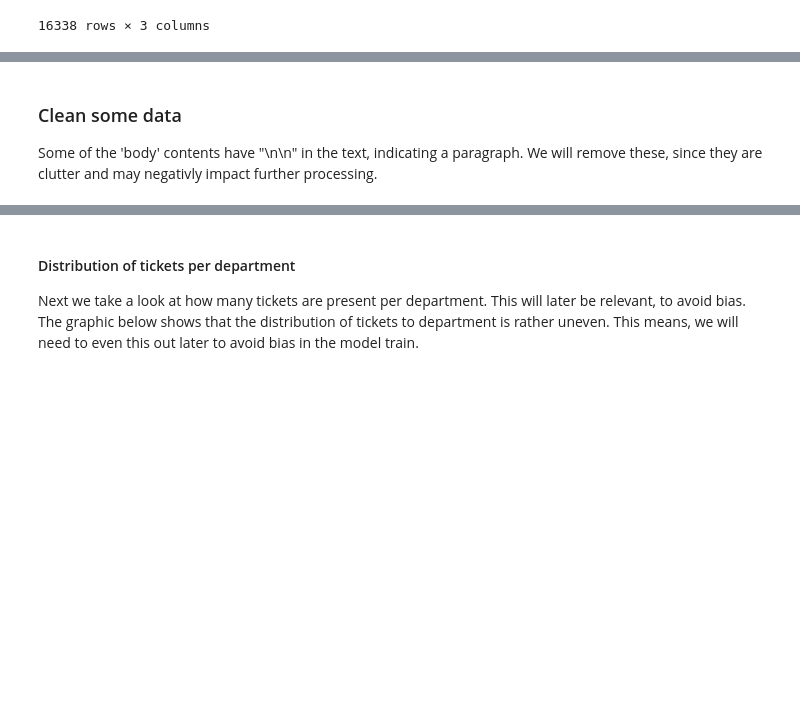
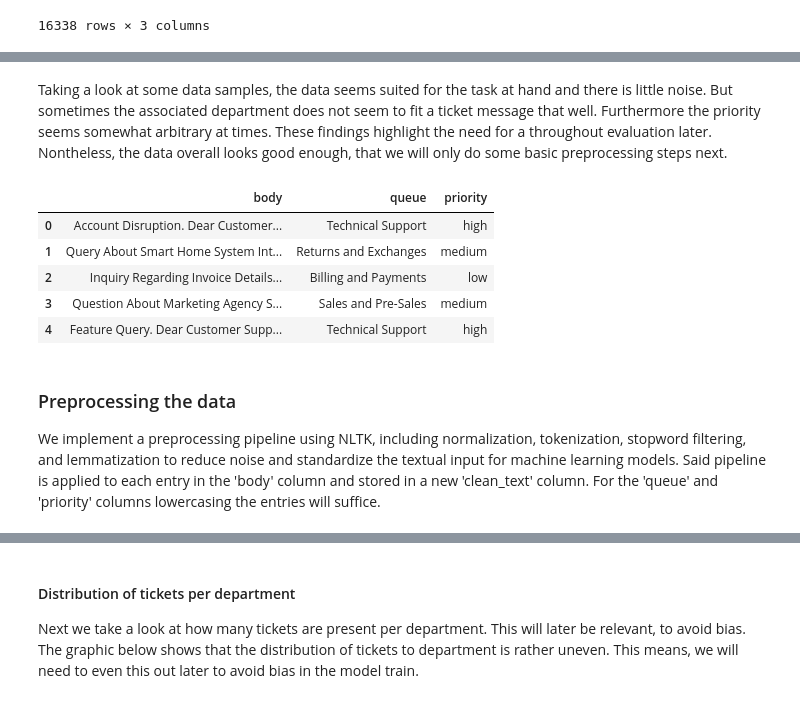
Before and after one commit to wallukat-simon/Support_Ticket_AI, a Jupyter notebook: notebooks/exploration.ipynb, the cells around one changed output, grey strips where cells are left out. Cells and saved outputs as stored; diff of their text form; code cells hidden in the pictures; blank space fills up the shorter version.

```diff
--- a/notebooks/exploration.ipynb
+++ b/notebooks/exploration.ipynb
@@ -57,4 +74,15 @@ df
+# %% [markdown]
+Taking a look at some data samples, the data seems suited for the task at hand and there is little noise. But sometimes the associated department does not seem to fit a ticket message that well. Furthermore the priority seems somewhat arbitrary at times. These findings highlight the need for a throughout evaluation later. Nontheless, the data overall looks good enough, that we will only do some basic preprocessing steps next.
+# %%
+df.head()
+# %% [output]
+|  | body | queue | priority |
+| 0 | Account Disruption. Dear Customer... | Technical Support | high |
+| 1 | Query About Smart Home System Int... | Returns and Exchanges | medium |
+| 2 | Inquiry Regarding Invoice Details... | Billing and Payments | low |
+| 3 | Question About Marketing Agency S... | Sales and Pre-Sales | medium |
+| 4 | Feature Query. Dear Customer Supp... | Technical Support | high |
 # %% [markdown]
-### Clean some data
-Some of the 'body' contents have "\n\n" in the text, indicating a paragraph. We will remove these, since they are clutter and may negativly impact further processing.
+### Preprocessing the data
+We implement a preprocessing pipeline using NLTK, including normalization, tokenization, stopword filtering, and lemmatization to reduce noise and standardize the textual input for machine learning models. Said pipeline is applied to each entry in the 'body' column and stored in a new 'clean_text' column. For the 'queue' and 'priority' columns lowercasing the entries will suffice.
 # %%
```
Also changed, not shown: parts of 13 cells of this notebook, 2 other files.
